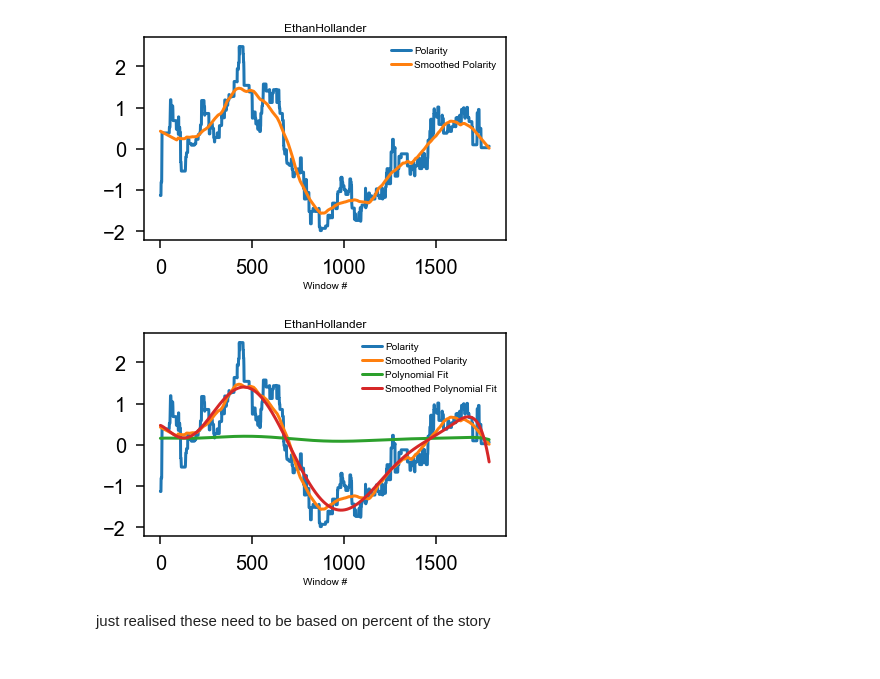
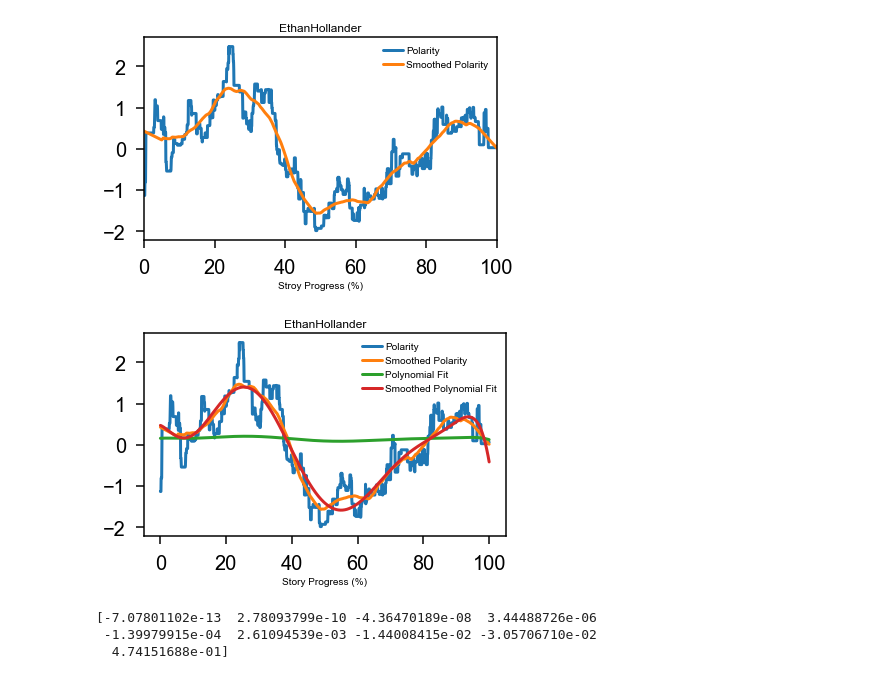
Before and after one commit to cac-s19/story_collider, a Jupyter notebook: curve_fitting.ipynb, the cells around one changed output. Drawn from its saved outputs; the diff is of its cells as text; code cells hidden in the pictures.

Commit message:
changed window # to percentage of story to aid comparison between stories

```diff
--- a/curve_fitting.ipynb
+++ b/curve_fitting.ipynb
@@ -28,34 +28,39 @@ def odd(f):
 # %%
 # Normalize the data
 # by shiting by the the mean
 # and scaling by the std dev
 
 pol = results[:,1]
 pol_norm = (pol-np.mean(pol))/np.std(pol)
 
 
 # Smooth the data
 
 smooth_window = odd(len(pol_norm)//10)
 
 smooth_pol = savgol_filter(pol_norm, smooth_window, 1)
 
+# Get percentage of story
+
+percent = results[:,0]/results[-1,0]*100
+
 
 # Plot
 
 plt.title(author)
-plt.plot(results[:,0], pol_norm, label="Polarity")
-plt.plot(results[:,0], smooth_pol, label="Smoothed Polarity")
+plt.plot(percent, pol_norm, label="Polarity")
+plt.plot(percent, smooth_pol, label="Smoothed Polarity")
 plt.legend()
-plt.xlabel("Window #")
+plt.xlim([0,100])
+plt.xlabel("Story Progress (%)")
 plt.show()
 # %% [output]
-[figure, old version]
+[figure, new version]
 # %%
 deg = 8
 
-sm_coeffs = np.polyfit(results[:,0],smooth_pol,deg)
-coeffs = np.polyfit(results[:,0],pol,deg)
+sm_coeffs = np.polyfit(percent,smooth_pol,deg)
+coeffs = np.polyfit(percent,pol,deg)
 
 
 sm_p = np.poly1d(sm_coeffs)
@@ -63,14 +68,18 @@ p = np.poly1d(coeffs)
 
 
 plt.title(author)
-plt.plot(results[:,0], pol_norm, label="Polarity")
-plt.plot(results[:,0], smooth_pol, label="Smoothed Polarity")
-plt.plot(results[:,0], p(results[:,0]), label="Polynomial Fit")
-plt.plot(results[:,0], sm_p(results[:,0]), label="Smoothed Polynomial Fit")
+plt.plot(percent, pol_norm, label="Polarity")
+plt.plot(percent, smooth_pol, label="Smoothed Polarity")
+plt.plot(percent, p(percent), label="Polynomial Fit")
+plt.plot(percent, sm_p(percent), label="Smoothed Polynomial Fit")
 plt.legend()
-plt.xlabel("Window #")
+plt.xlabel("Story Progress (%)")
 plt.show()
 # %% [output]
-[figure, old version]
+[figure, new version]
-# %% [markdown]
-just realised these need to be based on percent of the story
+# %%
+print(sm_coeffs)
+# %% [output]
+[-7.07801102e-13  2.78093799e-10 -4.36470189e-08  3.44488726e-06
+ -1.39979915e-04  2.61094539e-03 -1.44008415e-02 -3.05706710e-02
+  4.74151688e-01]
```
